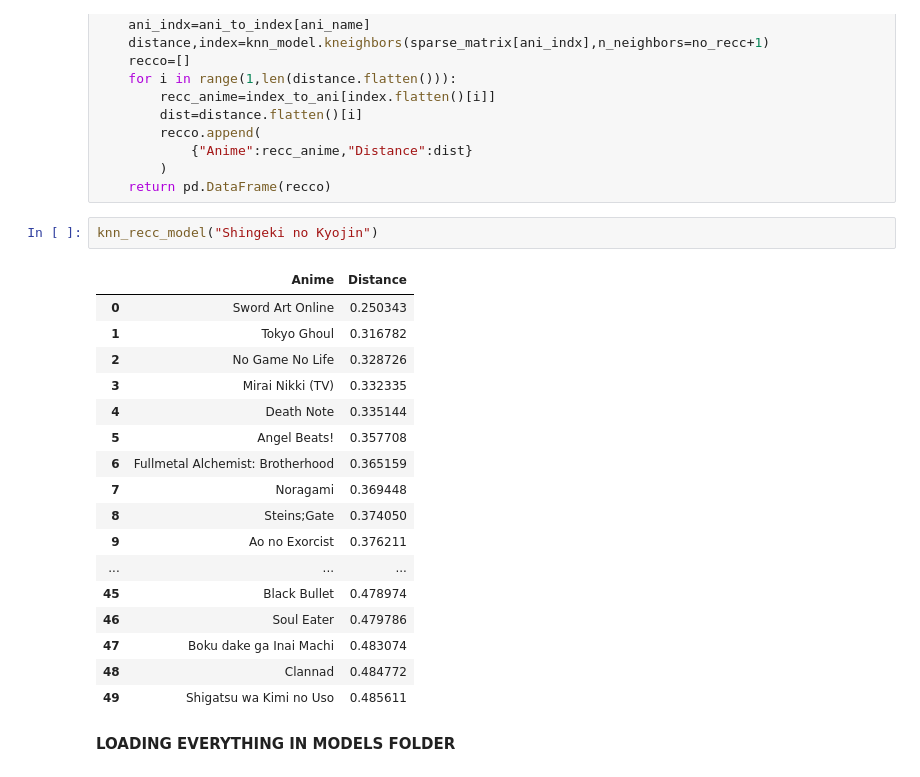
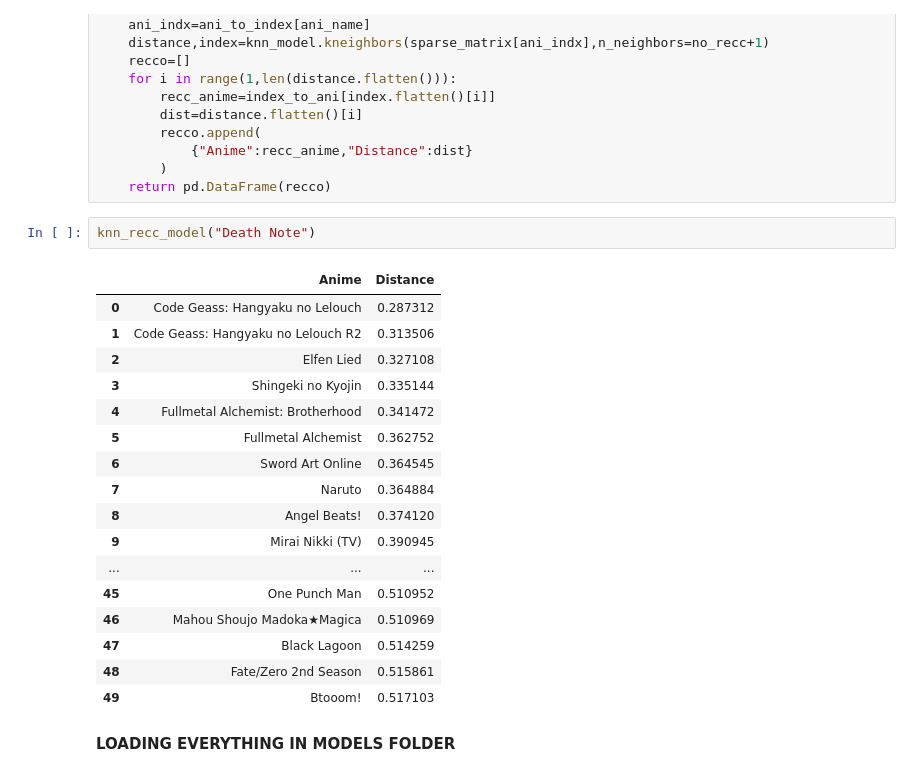
Before and after one commit to datta6788/PROJECT1, a Jupyter notebook: notebooks/collab_filtering.ipynb, the cells around one changed output. Saved outputs shown, nothing was run; the diff lists cells and outputs as text.

```diff
--- a/notebooks/collab_filtering.ipynb
+++ b/notebooks/collab_filtering.ipynb
@@ -214,25 +214,25 @@ def knn_recc_model(ani_name,no_recc=50):
         )
     return pd.DataFrame(recco)
 # %%
-knn_recc_model("Shingeki no Kyojin")
+knn_recc_model("Death Note")
 # %% [output]
 |  | Anime | Distance |
-| 0 | Sword Art Online | 0.250343 |
-| 1 | Tokyo Ghoul | 0.316782 |
-| 2 | No Game No Life | 0.328726 |
-| 3 | Mirai Nikki (TV) | 0.332335 |
-| 4 | Death Note | 0.335144 |
-| 5 | Angel Beats! | 0.357708 |
-| 6 | Fullmetal Alchemist: Brotherhood | 0.365159 |
-| 7 | Noragami | 0.369448 |
-| 8 | Steins;Gate | 0.374050 |
-| 9 | Ao no Exorcist | 0.376211 |
+| 0 | Code Geass: Hangyaku no Lelouch | 0.287312 |
+| 1 | Code Geass: Hangyaku no Lelouch R2 | 0.313506 |
+| 2 | Elfen Lied | 0.327108 |
+| 3 | Shingeki no Kyojin | 0.335144 |
+| 4 | Fullmetal Alchemist: Brotherhood | 0.341472 |
+| 5 | Fullmetal Alchemist | 0.362752 |
+| 6 | Sword Art Online | 0.364545 |
+| 7 | Naruto | 0.364884 |
+| 8 | Angel Beats! | 0.374120 |
+| 9 | Mirai Nikki (TV) | 0.390945 |
 | ... | ... | ... |
-| 45 | Black Bullet | 0.478974 |
-| 46 | Soul Eater | 0.479786 |
-| 47 | Boku dake ga Inai Machi | 0.483074 |
-| 48 | Clannad | 0.484772 |
-| 49 | Shigatsu wa Kimi no Uso | 0.485611 |
+| 45 | One Punch Man | 0.510952 |
+| 46 | Mahou Shoujo Madoka★Magica | 0.510969 |
+| 47 | Black Lagoon | 0.514259 |
+| 48 | Fate/Zero 2nd Season | 0.515861 |
+| 49 | Btooom! | 0.517103 |
 # %% [markdown]
 **LOADING EVERYTHING IN MODELS FOLDER**
 # %%
```
Also changed, not shown: 1 other file.
